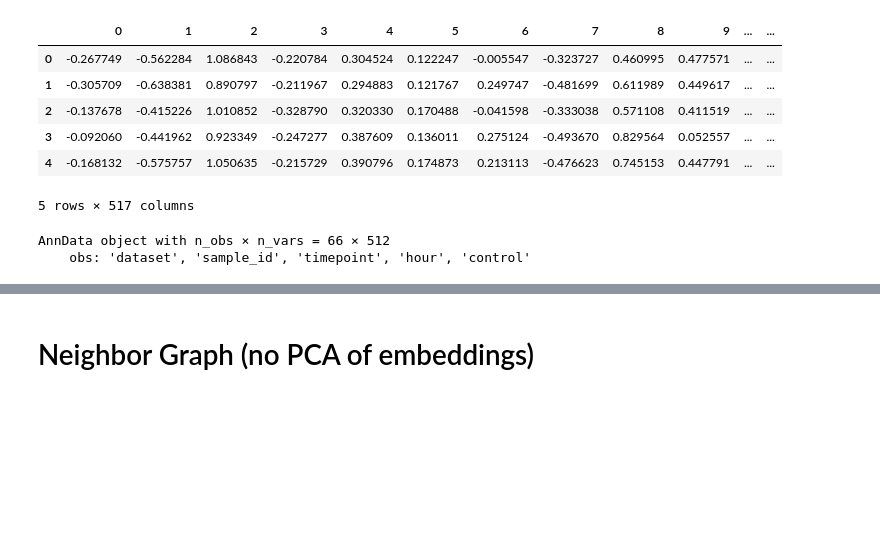
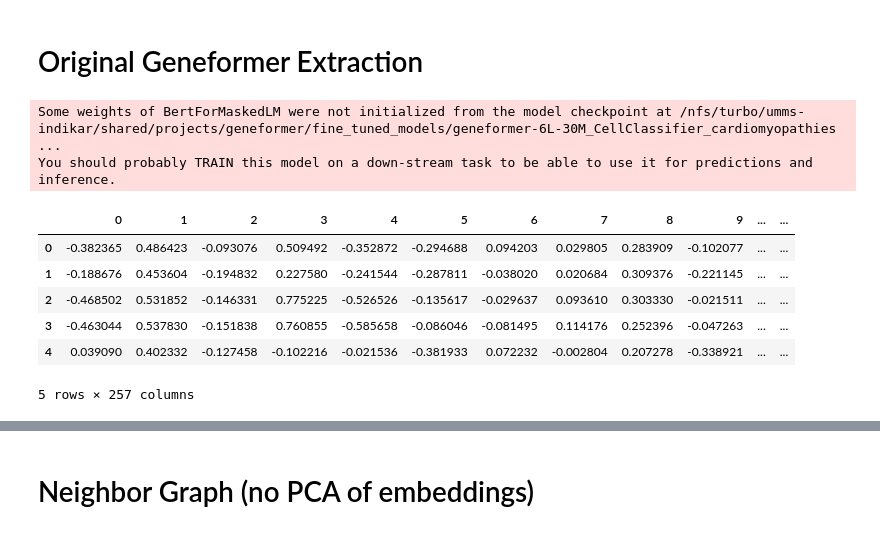
Before and after one commit to CooperStansbury/geneformer_dev, a Jupyter notebook: notebooks/extract_embedding.ipynb, the cells around one changed output, grey strips where cells are left out. Drawn from its saved outputs; the diff is of its cells as text; code cells hidden in the pictures; blank space fills up the shorter version.

```diff
--- a/notebooks/extract_embedding.ipynb
+++ b/notebooks/extract_embedding.ipynb
@@ -23,8 +23,8 @@ sns.set_style('white')
 # %%
 # break
 # %%
-# model = "/nfs/turbo/umms-indikar/shared/projects/HSC/data/geneformer/fine_tuned_models/geneformer-6L-30M_CellClassifier_cardiomyopathies_220224"
-model = "/nfs/turbo/umms-indikar/shared/projects/geneformer/geneformer-12L-30M/"
+model = "/nfs/turbo/umms-indikar/shared/projects/geneformer/fine_tuned_models/geneformer-6L-30M_CellClassifier_cardiomyopathies_220224/"
+# model = "/nfs/turbo/umms-indikar/shared/projects/geneformer/geneformer-12L-30M/"
 # data_path = "/nfs/turbo/umms-indikar/shared/projects/geneformer/data/rajapakse_lab_data.dataset"
 data_path = "/nfs/turbo/umms-indikar/shared/projects/geneformer/example_input_files/cell_classification/disease_classification/human_dcm_hcm_nf.dataset"
 outpath = "/scratch/indikar_root/indikar1/cstansbu/geneformer"
@@ -44,35 +44,39 @@ df.shape=(10, 8)
 # %%
 # print(torch.cuda.memory_summary(device=None, abbreviated=False))
+# %% [markdown]
+# Original Geneformer Extraction
 # %%
 torch.cuda.empty_cache()
 
-n_cells = 100
+n_cells = 1000
 # 0 for last layer, -1 for second to last
-layer = 0
+layer = -1
 
 # initiate EmbExtractor
 embex = EmbExtractor(model_type="Pretrained",
                      num_classes=0,
                      max_ncells=n_cells,
                      emb_mode='cell',
                      emb_layer=layer,
-                     emb_label=["dataset", "sample_id", "timepoint", "hour", 'control'],
+                     emb_label=["cell_type",],
                      forward_batch_size=30,
                      nproc=16,
                       )
 
 # extracts embedding from input data
 embs = embex.extract_embs(model,
                           data_path,
                           outpath,
                           "test")
+
+embs.head()
+# %% [output]
+Some weights of BertForMaskedLM were not initialized from the model checkpoint at /nfs/turbo/umms-indikar/shared/projects/geneformer/fine_tuned_models/geneformer-6L-30M_CellClassifier_cardiomyopathies ...
+You should probably TRAIN this model on a down-stream task to be able to use it for predictions and inference.
+|  | 0 | 1 | 2 | 3 | 4 | 5 | 6 | 7 | 8 | 9 | ... | ... |
+| 0 | -0.382365 | 0.486423 | -0.093076 | 0.509492 | -0.352872 | -0.294688 | 0.094203 | 0.029805 | 0.283909 | -0.102077 | ... | ... |
+| 1 | -0.188676 | 0.453604 | -0.194832 | 0.227580 | -0.241544 | -0.287811 | -0.038020 | 0.020684 | 0.309376 | -0.221145 | ... | ... |
+| 2 | -0.468502 | 0.531852 | -0.146331 | 0.775225 | -0.526526 | -0.135617 | -0.029637 | 0.093610 | 0.303330 | -0.021511 | ... | ... |
+| 3 | -0.463044 | 0.537830 | -0.151838 | 0.760855 | -0.585658 | -0.086046 | -0.081495 | 0.114176 | 0.252396 | -0.047263 | ... | ... |
+| 4 | 0.039090 | 0.402332 | -0.127458 | -0.102216 | -0.021536 | -0.381933 | 0.072232 | -0.002804 | 0.207278 | -0.338921 | ... | ... |
+5 rows × 257 columns
-# %%
-embs.head()
-# %% [output]
-|  | 0 | 1 | 2 | 3 | 4 | 5 | 6 | 7 | 8 | 9 | ... | ... |
-| 0 | -0.267749 | -0.562284 | 1.086843 | -0.220784 | 0.304524 | 0.122247 | -0.005547 | -0.323727 | 0.460995 | 0.477571 | ... | ... |
-| 1 | -0.305709 | -0.638381 | 0.890797 | -0.211967 | 0.294883 | 0.121767 | 0.249747 | -0.481699 | 0.611989 | 0.449617 | ... | ... |
-| 2 | -0.137678 | -0.415226 | 1.010852 | -0.328790 | 0.320330 | 0.170488 | -0.041598 | -0.333038 | 0.571108 | 0.411519 | ... | ... |
-| 3 | -0.092060 | -0.441962 | 0.923349 | -0.247277 | 0.387609 | 0.136011 | 0.275124 | -0.493670 | 0.829564 | 0.052557 | ... | ... |
-| 4 | -0.168132 | -0.575757 | 1.050635 | -0.215729 | 0.390796 | 0.174873 | 0.213113 | -0.476623 | 0.745153 | 0.447791 | ... | ... |
-5 rows × 517 columns
@@ -91,42 +82,0 @@ break
-# %%
-def embedding_to_adata(df: pd.DataFrame, n_dim: int = None) -> an.AnnData:
-    """Converts a Pandas DataFrame with an embedding to an AnnData object.
-
-    Args:
-        df: The input DataFrame with numerical embedding columns and optional metadata columns.
-        n_dim: The number of dimensions to keep in the embedding. If None, all dimensions are kept.
-
-    Returns:
-        The converted AnnData object.
-
-    Raises:
-        ValueError: If `n_dim` exceeds the available dimensions in the DataFrame.
-    """
-
-    if n_dim is not None and n_dim > df.shape[1]:
-        raise ValueError(f"n_dim ({n_dim}) exceeds available dimensions ({df.shape[1]})")
-
-    # Assuming embedding columns are those that are not integers
-    is_metadata = df.columns.astype(str).str.isdigit()
-    metadata_df = df.loc[:, ~is_metadata]
-    embedding_df = df.loc[:, is_metadata]
-
-    cell_index = pd.Index([f"C{x}" for x in range(df.shape[0])], name='obs_names')
-
-    if n_dim is not None:
-        embedding_df = embedding_df.iloc[:, :n_dim]
-
-    var_index = pd.Index([f"D{x}" for x in range(embedding_df.shape[1])], name='var_names')
-
-    adata = an.AnnData(embedding_df.to_numpy())
-    adata.obs_names = cell_index
-    adata.var_names = var_index
-    adata.obs = metadata_df
-    return adata
-
-
-adata = embedding_to_adata(embs)
-adata
-# %% [output]
-AnnData object with n_obs × n_vars = 66 × 512
-    obs: 'dataset', 'sample_id', 'timepoint', 'hour', 'control'
```
Also changed, not shown: parts of 29 cells of this notebook, 3 other files.
